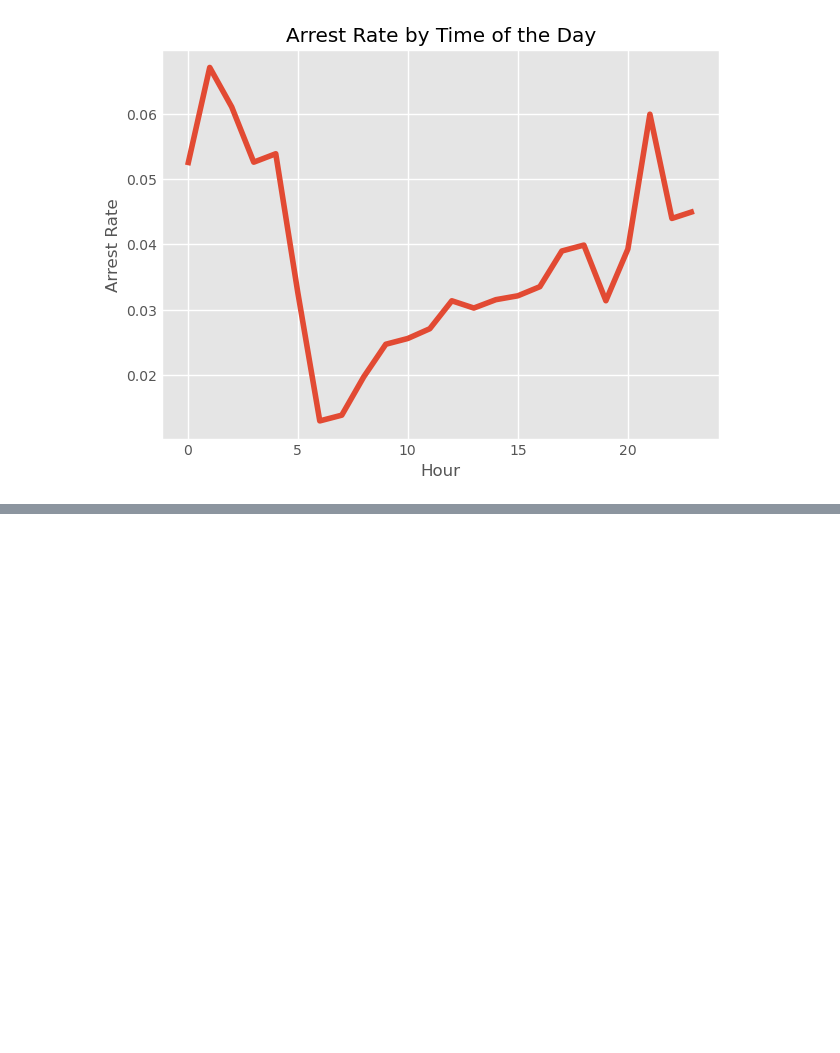
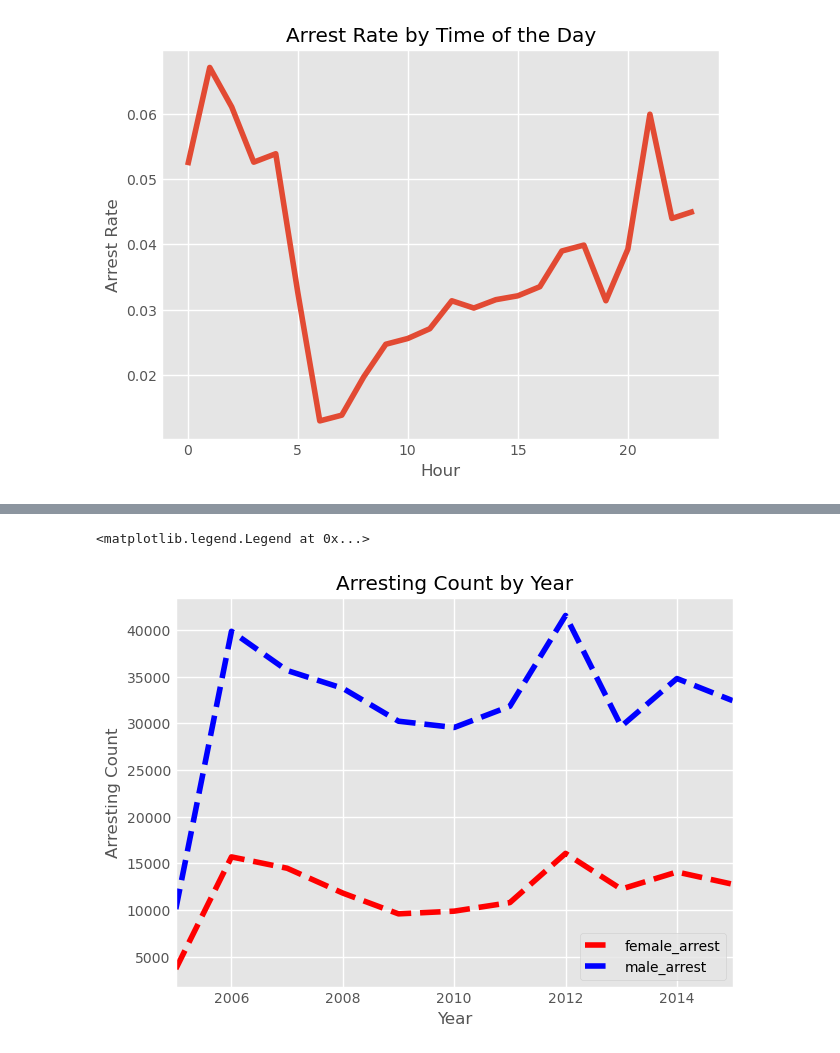
Before and after one commit to nevracorapsiz/Analyzing-Rhode-Island-Traffic-Stops, a Jupyter notebook: RI_TRAFFIC_STOPS.ipynb, the cells around one changed output, grey strips where cells are left out. Cells and saved outputs as stored; diff of their text form; code cells hidden in the pictures; blank space fills up the shorter version.

```diff
--- a/RI_TRAFFIC_STOPS.ipynb
+++ b/RI_TRAFFIC_STOPS.ipynb
@@ -572,0 +570,3 @@ plt.show()
+# %%
+annual_female_arrest=female.resample("A").arrest_made.count()
+annual_female_arrest
@@ -572,0 +587,3 @@ plt.show()
+# %%
+annual_male_arrest=male.resample("A").arrest_made.count()
+annual_male_arrest
@@ -572,0 +604,3 @@ plt.show()
+# %%
+annuel_arrest=pd.concat([annual_female_arrest,annual_male_arrest],axis='columns')
+annuel_arrest
@@ -572,0 +625,2 @@ plt.show()
+# %%
+annuel_arrest.columns=["female_arrest","male_arrest"]
@@ -572,0 +643,10 @@ plt.show()
+# %%
+annuel_arrest.plot(style="--",color="rb")
+plt.xlabel("Year")
+plt.ylabel("Arresting Count")
+plt.title("Arresting Count by Year")
+plt.style.use("ggplot")
+plt.legend(frameon=True,loc="lower right")
+# %% [output]
+<matplotlib.legend.Legend at 0x...>
+[figure, added]
```
Also changed, not shown: parts of 10 cells of this notebook.
